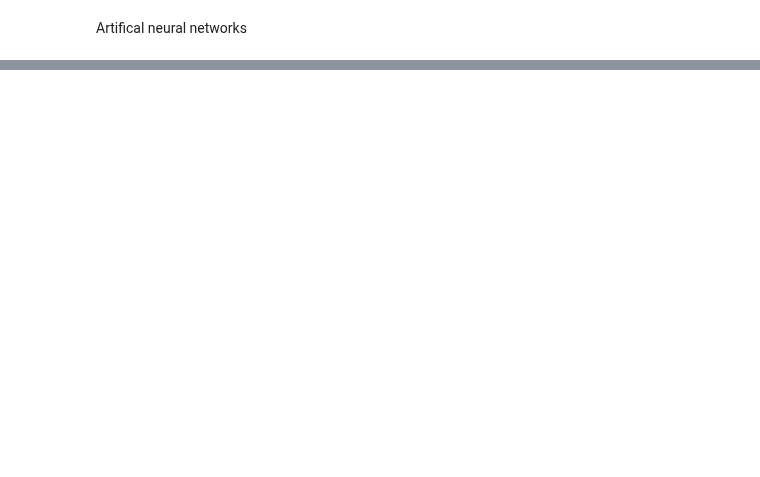
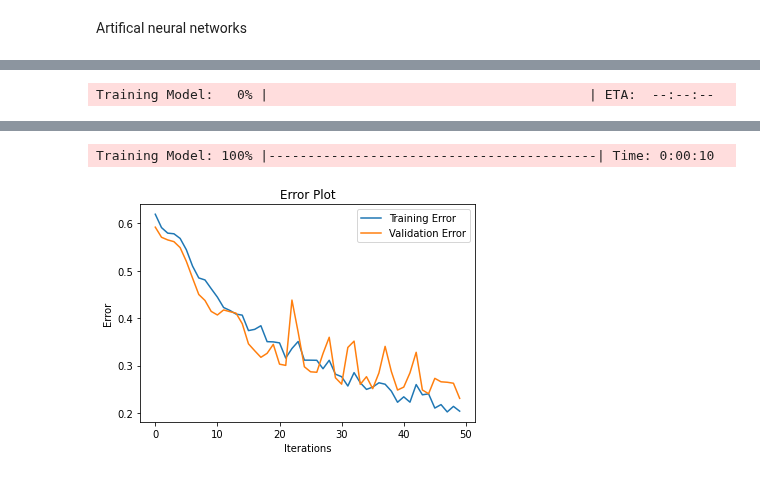
Before and after one commit to RamyaReddyKoppula/PPP, a Jupyter notebook: SFE.ipynb, the cells around one changed output, grey strips where cells are left out. Drawn from its saved outputs; the diff is of its cells as text; code cells hidden in the pictures; blank space fills up the shorter version.

```diff
--- a/SFE.ipynb
+++ b/SFE.ipynb
@@ -1647,0 +1405,78 @@ Macro Recall score:  0.701058201058201
+# %%
+def to_categorical(x, n_col=None):
+    """ One-hot encoding of nominal values """
+    if not n_col:
+        n_col = np.amax(x) + 1
+    one_hot = np.zeros((x.shape[0], n_col))
+    one_hot[np.arange(x.shape[0]), x] = 1
+    return one_hot
+
+
+def main():
+
+    optimizer = Adam()
+
+    #-----
+    # MLP
+    #-----
+
+    X = data_SFE
+
+    n_samples, n_features = data_SFE.shape
+    n_hidden = 150
+    y_train = to_categorical(train_y.astype("int"))
+    y_test = to_categorical(test_y.astype("int"))
+    print(y_train.shape)
+    print(y_test.shape)
+
+    clf = NeuralNetwork(optimizer=optimizer,
+                        validation_data=(test_x, y_test))
+
+    clf.add(Dense(n_hidden, input_shape=(n_features,)))
+    clf.add(Activation('leaky_relu'))
+    clf.add(Dense(n_hidden))
+    clf.add(Activation('relu'))
+    clf.add(Dropout(0.25))
+    clf.add(Dense(n_hidden))
+    clf.add(Activation('elu'))
+    clf.add(Dropout(0.25))
+    clf.add(Dense(n_hidden))
+    clf.add(Activation('relu'))
+    clf.add(Dropout(0.25))
+    clf.add(Dense(n_hidden))
+    clf.add(Dense(3))
+    clf.add(Activation('softmax'))
+
+
+    train_err, val_err = clf.fit(train_x, y_train, n_epochs=50, batch_size=10)
+
+    # Training and validation error plot
+    n = len(train_err)
+    training, = plt.plot(range(n), train_err, label="Training Error")
+    validation, = plt.plot(range(n), val_err, label="Validation Error")
+    plt.legend(handles=[training, validation])
+    plt.title("Error Plot")
+    plt.ylabel('Error')
+    plt.xlabel('Iterations')
+    plt.show()
+
+    _, accuracy = clf.test_on_batch(test_x, y_test)
+    print ("Accuracy:", accuracy)
+
+    # Reduce dimension to 2D using PCA and plot the results
+    y_pred = np.argmax(clf.predict(test_x), axis=1)
+    print(y_pred)
+    #Plot().plot_in_2d(X_test, y_pred, title="Multilayer Perceptron", accuracy=accuracy, legend_labels=range(10))
+    cm_ann=comp_confmat(test_y, y_pred)
+    print(cm_ann)
+
+    PMA_NN=precision_macro_average(cm_rf)
+    print("Macro Precision score: ",PMA_NN)
+
+    RMA_NN=recall_macro_average(cm_rf)
+    print("Macro Recall score: ",RMA_NN)
+
+if __name__ == "__main__":
+   main()
+# %% [output]
+Training Model:   0% |                                         | ETA:  --:--:--
@@ -1647,0 +1485,2 @@ Macro Recall score:  0.701058201058201
+Training Model: 100% |------------------------------------------| Time: 0:00:10
+[figure, added]
```
Also changed, not shown: parts of 10 cells of this notebook.
